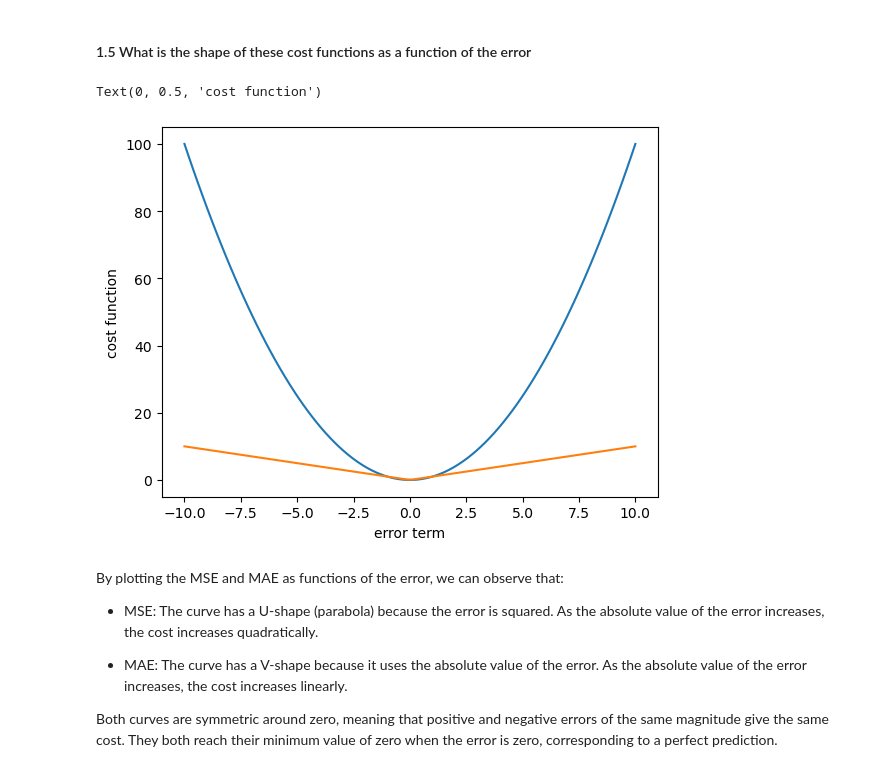
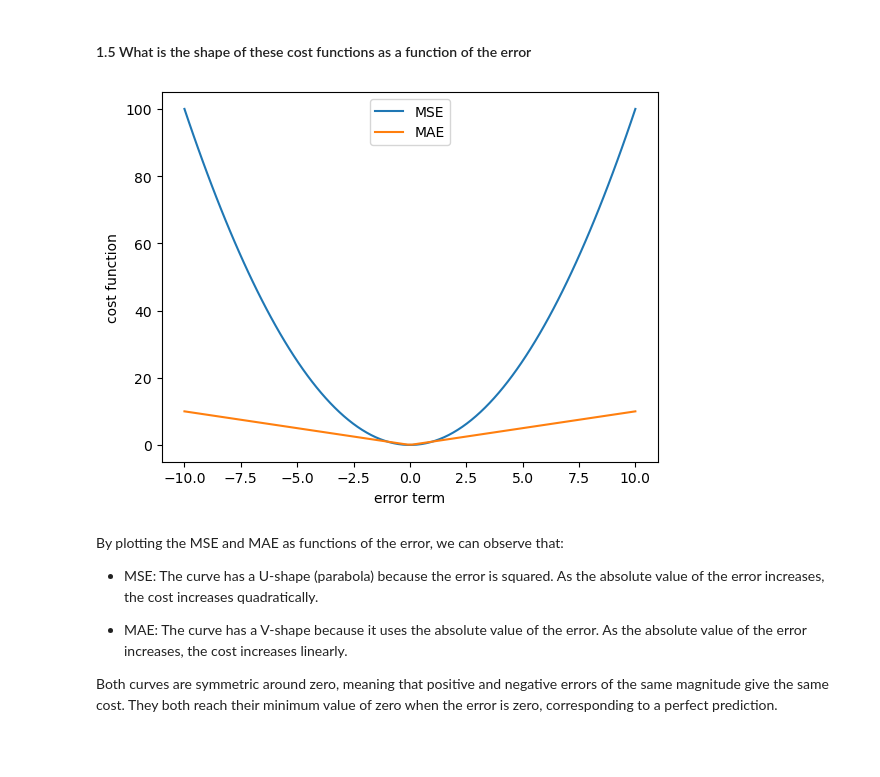
Before and after one commit to taistt/modeling-lab, a Jupyter notebook: groupL_block3_Assignment/theory_assignment.ipynb, the cells around one changed output. Cells and saved outputs as stored; diff of their text form; code cells hidden in the pictures.

```diff
--- a/groupL_block3_Assignment/theory_assignment.ipynb
+++ b/groupL_block3_Assignment/theory_assignment.ipynb
@@ -142,11 +142,12 @@ y_mse = [mean_squared_error(x) for x in x_axis]
 # %%
 plt.plot(x_axis, y_mse, label='MSE')
 plt.plot(x_axis, y_mae, label='MAE')
 plt.xlabel('error term')
 plt.ylabel('cost function')
+plt.legend()
+plt.show()
 # %% [output]
-Text(0, 0.5, 'cost function')
-[figure, old version]
+[figure, new version]
 # %% [markdown]
 By plotting the MSE and MAE as functions of the error, we can observe that:
 
```
Also changed, not shown: parts of 16 cells of this notebook.
